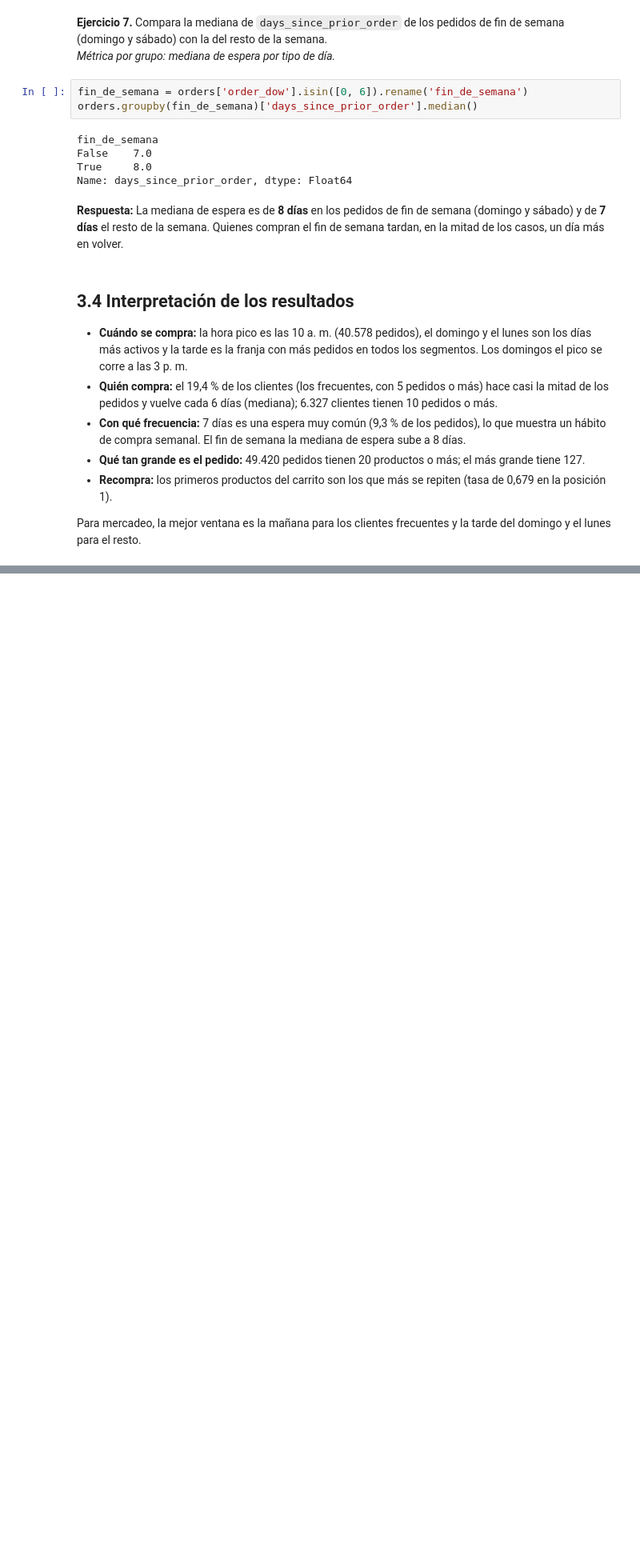
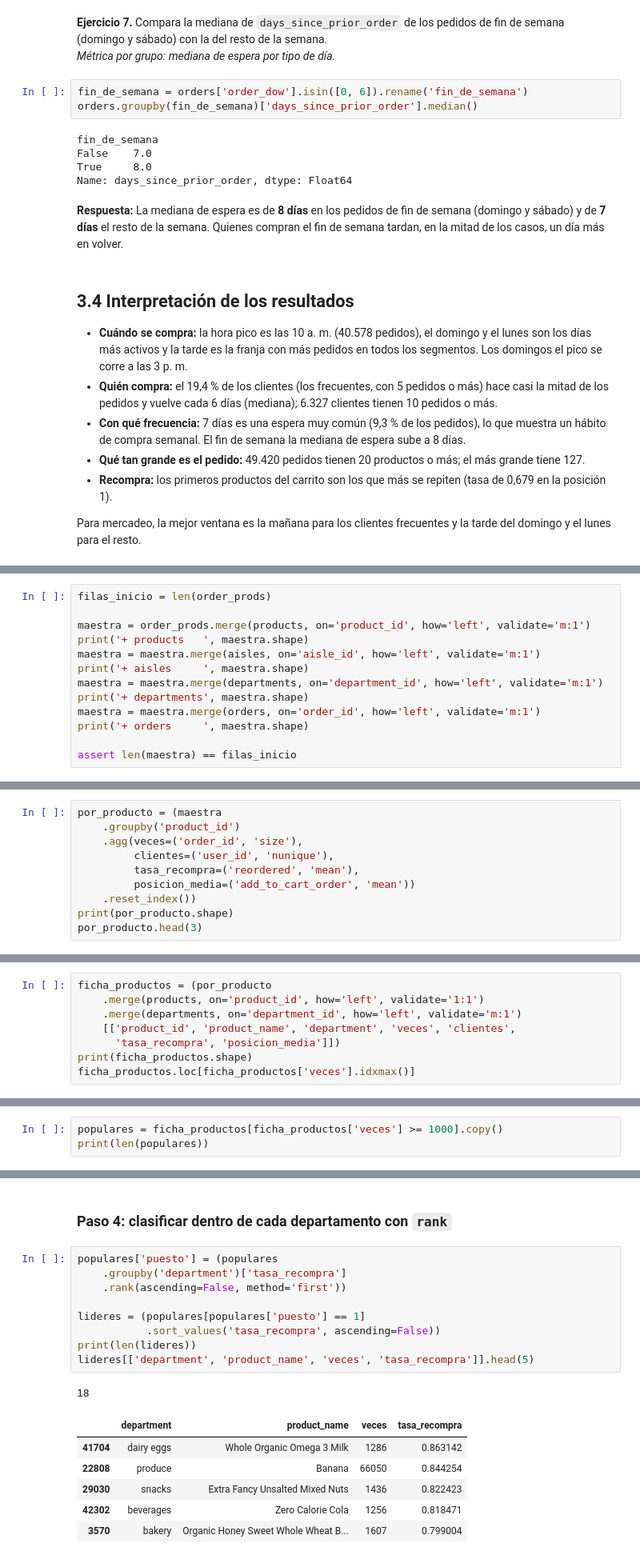
Before and after one commit to MAICOL-ESNEIDER/Instacart-Analisis, a Jupyter notebook: notebooks/pandas_labs.ipynb, the cells around one changed output, grey strips where cells are left out. Shown at 80% size. Drawn from its saved outputs; the diff is of its cells as text; blank space fills up the shorter version.

```diff
--- a/notebooks/pandas_labs.ipynb
+++ b/notebooks/pandas_labs.ipynb
@@ -740,0 +808,13 @@ Para mercadeo, la mejor ventana es la mañana para los clientes frecuentes y la
+# %%
+filas_inicio = len(order_prods)
+
+maestra = order_prods.merge(products, on='product_id', how='left', validate='m:1')
+print('+ products   ', maestra.shape)
+maestra = maestra.merge(aisles, on='aisle_id', how='left', validate='m:1')
+print('+ aisles     ', maestra.shape)
+maestra = maestra.merge(departments, on='department_id', how='left', validate='m:1')
+print('+ departments', maestra.shape)
+maestra = maestra.merge(orders, on='order_id', how='left', validate='m:1')
+print('+ orders     ', maestra.shape)
+
+assert len(maestra) == filas_inicio
@@ -740,0 +888,10 @@ Para mercadeo, la mejor ventana es la mañana para los clientes frecuentes y la
+# %%
+por_producto = (maestra
+    .groupby('product_id')
+    .agg(veces=('order_id', 'size'),
+         clientes=('user_id', 'nunique'),
+         tasa_recompra=('reordered', 'mean'),
+         posicion_media=('add_to_cart_order', 'mean'))
+    .reset_index())
+print(por_producto.shape)
+por_producto.head(3)
@@ -740,0 +906,8 @@ Para mercadeo, la mejor ventana es la mañana para los clientes frecuentes y la
+# %%
+ficha_productos = (por_producto
+    .merge(products, on='product_id', how='left', validate='1:1')
+    .merge(departments, on='department_id', how='left', validate='m:1')
+    [['product_id', 'product_name', 'department', 'veces', 'clientes',
+      'tasa_recompra', 'posicion_media']])
+print(ficha_productos.shape)
+ficha_productos.loc[ficha_productos['veces'].idxmax()]
@@ -740,0 +926,3 @@ Para mercadeo, la mejor ventana es la mañana para los clientes frecuentes y la
+# %%
+populares = ficha_productos[ficha_productos['veces'] >= 1000].copy()
+print(len(populares))
@@ -740,0 +933,19 @@ Para mercadeo, la mejor ventana es la mañana para los clientes frecuentes y la
+# %% [markdown]
+### Paso 4: clasificar dentro de cada departamento con `rank`
+# %%
+populares['puesto'] = (populares
+    .groupby('department')['tasa_recompra']
+    .rank(ascending=False, method='first'))
+
+lideres = (populares[populares['puesto'] == 1]
+           .sort_values('tasa_recompra', ascending=False))
+print(len(lideres))
+lideres[['department', 'product_name', 'veces', 'tasa_recompra']].head(5)
+# %% [output]
+18
+|  | department | product_name | veces | tasa_recompra |
+| 41704 | dairy eggs | Whole Organic Omega 3 Milk | 1286 | 0.863142 |
+| 22808 | produce | Banana | 66050 | 0.844254 |
+| 29030 | snacks | Extra Fancy Unsalted Mixed Nuts | 1436 | 0.822423 |
+| 42302 | beverages | Zero Calorie Cola | 1256 | 0.818471 |
+| 3570 | bakery | Organic Honey Sweet Whole Wheat B... | 1607 | 0.799004 |
```
Also changed, not shown: parts of 55 cells of this notebook, 5 other files.
